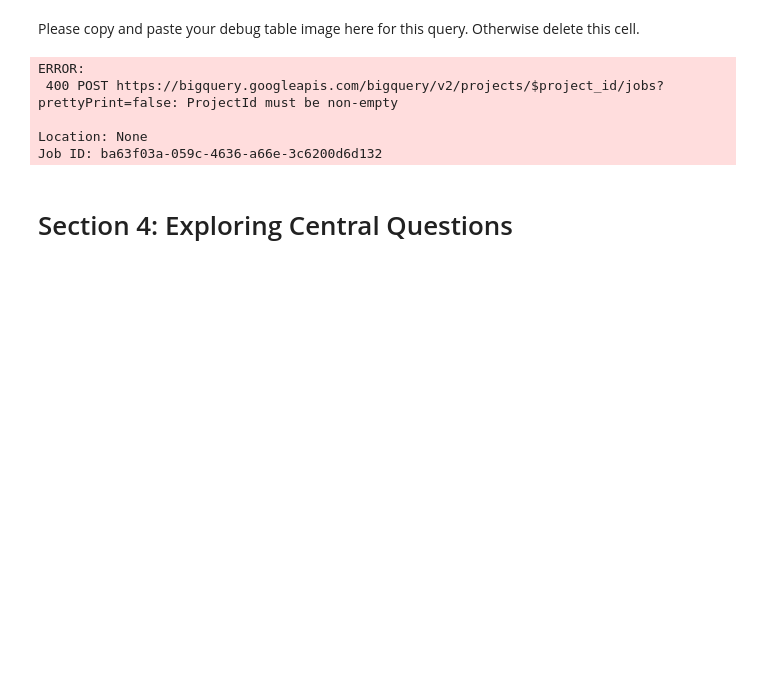
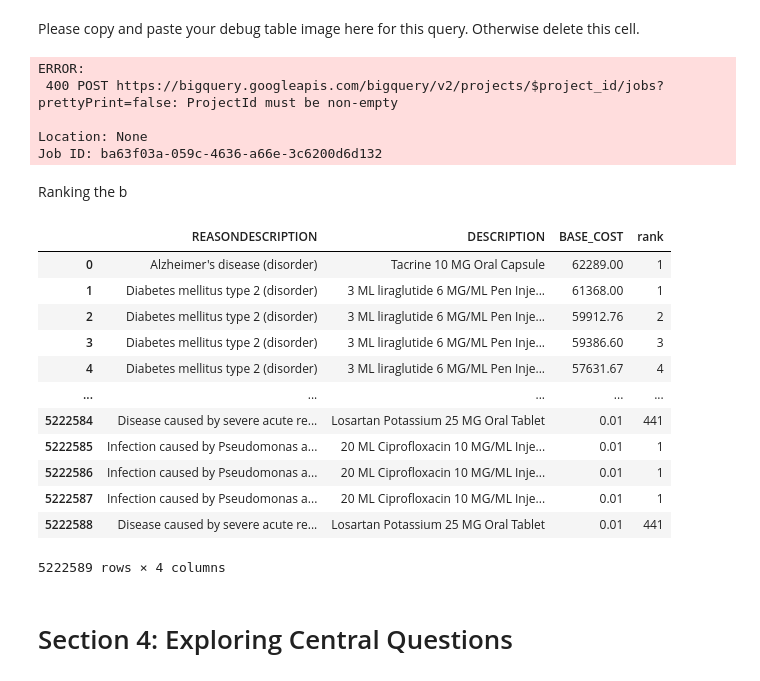
Before and after one commit to nick-allen21/synthetic_patient_analysis, a Jupyter notebook: nallen21_project1.ipynb, the cells around one changed output. Drawn from its saved outputs; the diff is of its cells as text; code cells hidden in the pictures; blank space fills up the shorter version.

```diff
--- a/nallen21_project1.ipynb
+++ b/nallen21_project1.ipynb
@@ -453,6 +595,40 @@ ERROR:
 
 Location: None
 Job ID: ba63f03a-059c-4636-a66e-3c6200d6d132
+# %% [markdown]
+Ranking the b
+# %%
+query = f"""
+SELECT m.REASONDESCRIPTION, m.DESCRIPTION, m.BASE_COST,
+RANK() OVER (
+  PARTITION BY m.REASONDESCRIPTION
+  ORDER BY m.BASE_COST DESC
+) AS rank
+FROM `{PROJECT_ID}.{DATASET_ID}.medications_ext` m
+WHERE
+  m.REASONDESCRIPTION IS NOT NULL
+  AND
+  m.DESCRIPTION IS NOT NULL
+  AND
+  m.BASE_COST > 0
+ORDER BY m.BASE_COST DESC
+"""
+df = bq_client.query(query).to_dataframe()
+display(df)
+# %% [output]
+|  | REASONDESCRIPTION | DESCRIPTION | BASE_COST | rank |
+| 0 | Alzheimer's disease (disorder) | Tacrine 10 MG Oral Capsule | 62289.00 | 1 |
+| 1 | Diabetes mellitus type 2 (disorder) | 3 ML liraglutide 6 MG/ML Pen Inje... | 61368.00 | 1 |
+| 2 | Diabetes mellitus type 2 (disorder) | 3 ML liraglutide 6 MG/ML Pen Inje... | 59912.76 | 2 |
+| 3 | Diabetes mellitus type 2 (disorder) | 3 ML liraglutide 6 MG/ML Pen Inje... | 59386.60 | 3 |
+| 4 | Diabetes mellitus type 2 (disorder) | 3 ML liraglutide 6 MG/ML Pen Inje... | 57631.67 | 4 |
+| ... | ... | ... | ... | ... |
+| 5222584 | Disease caused by severe acute re... | Losartan Potassium 25 MG Oral Tablet | 0.01 | 441 |
+| 5222585 | Infection caused by Pseudomonas a... | 20 ML Ciprofloxacin 10 MG/ML Inje... | 0.01 | 1 |
+| 5222586 | Infection caused by Pseudomonas a... | 20 ML Ciprofloxacin 10 MG/ML Inje... | 0.01 | 1 |
+| 5222587 | Infection caused by Pseudomonas a... | 20 ML Ciprofloxacin 10 MG/ML Inje... | 0.01 | 1 |
+| 5222588 | Disease caused by severe acute re... | Losartan Potassium 25 MG Oral Tablet | 0.01 | 441 |
+5222589 rows × 4 columns
 # %% [markdown]
 # Section 4: Exploring Central Questions
 # %% [markdown]
```
Also changed, not shown: parts of 8 cells of this notebook.
